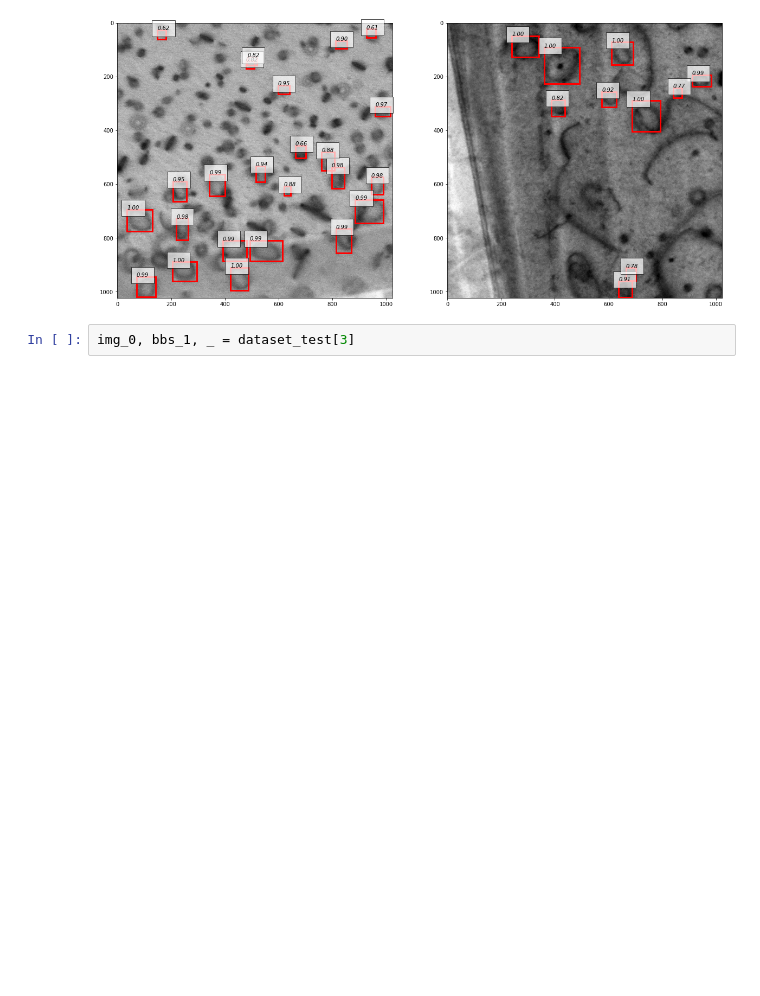
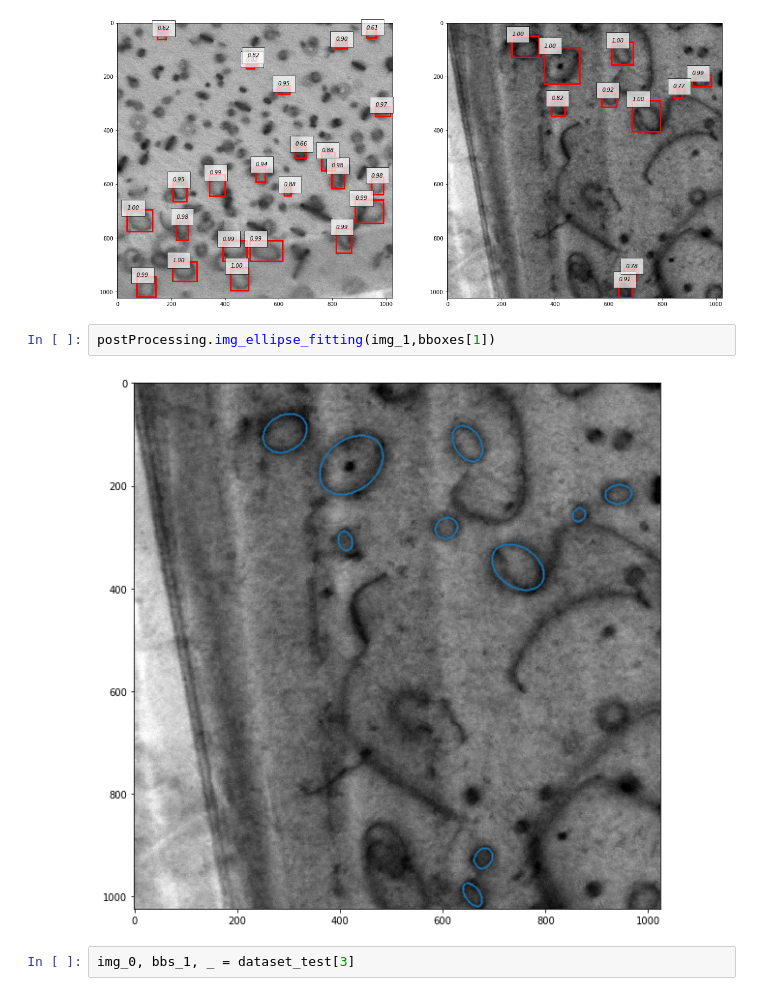
Before and after one commit to uw-cmg/Defect-Detection, a Jupyter notebook: Defect detection debug.ipynb, the cells around one changed output. Drawn from its saved outputs; the diff is of its cells as text; blank space fills up the shorter version.

```diff
--- a/Defect detection debug.ipynb
+++ b/Defect detection debug.ipynb
@@ -157,6 +157,10 @@ vis_bbox(img_1, bboxes[1], labels[1], scores[1], ax=ax2)
 plt.show()
 # %% [output]
 [figure]
+# %%
+postProcessing.img_ellipse_fitting(img_1,bboxes[1])
+# %% [output]
+[figure, added]
 # %%
 img_0, bbs_1, _ = dataset_test[3]
 # %%
```
Also changed, not shown: parts of 1 cell of this notebook.
